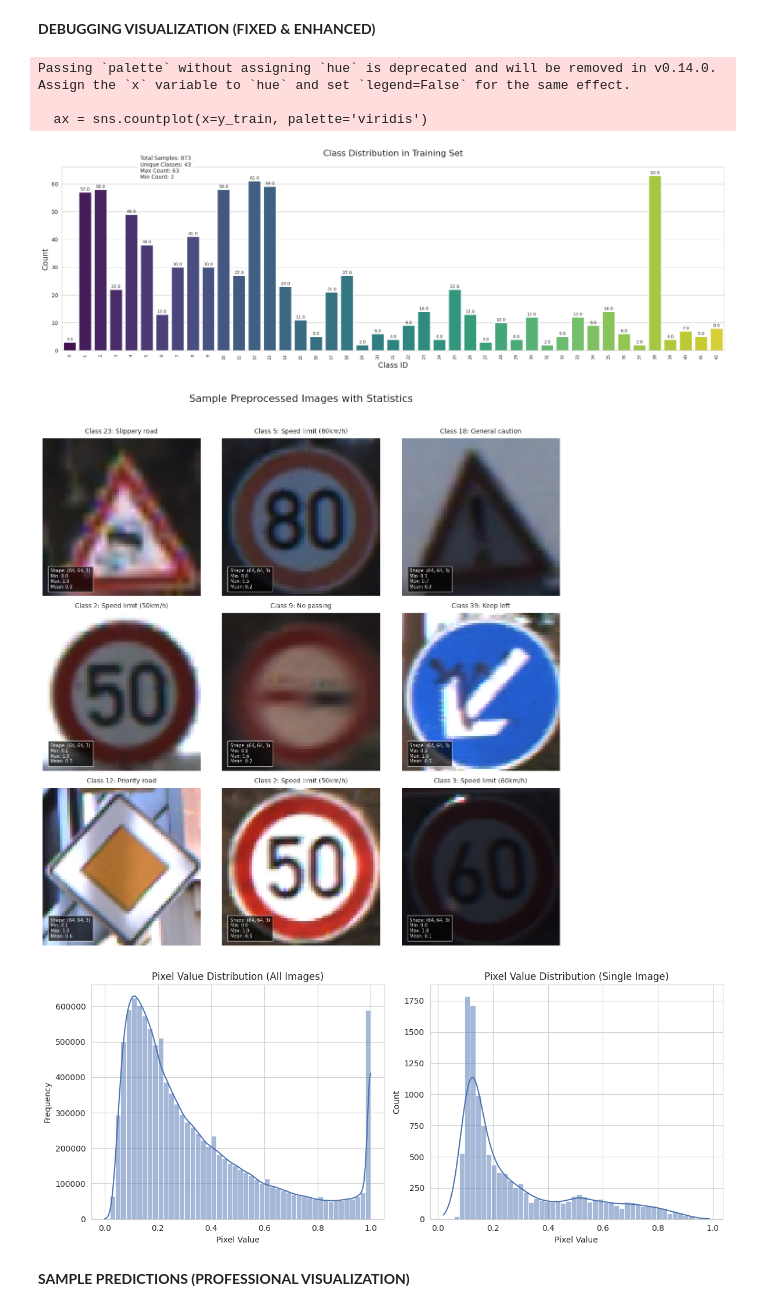
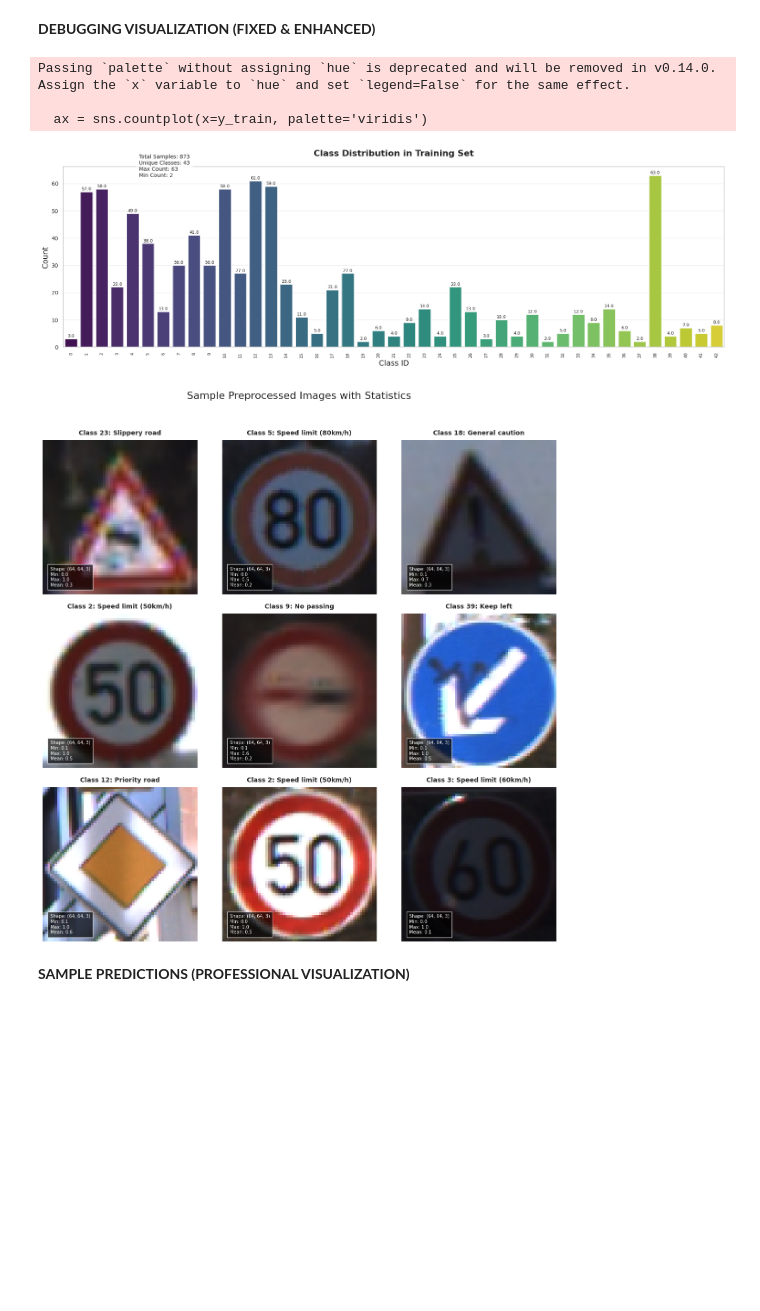
Before and after one commit to PrajwalGaniga/Application, a Jupyter notebook: MiniProject1_MLP_Image_Classification_Prajwal_4SN23CG009.ipynb, the cells around one changed output. Drawn from its saved outputs; the diff is of its cells as text; code cells hidden in the pictures; blank space fills up the shorter version.

```diff
--- a/MiniProject1_MLP_Image_Classification_Prajwal_4SN23CG009.ipynb
+++ b/MiniProject1_MLP_Image_Classification_Prajwal_4SN23CG009.ipynb
@@ -591,15 +927,16 @@ print(tf.__version__)
 from tensorflow.keras.models import Sequential
 from tensorflow.keras.layers import Conv2D, MaxPooling2D, Flatten, Dense, Dropout
 from tensorflow.keras.optimizers import Adam
-
 model = Sequential([
     Conv2D(32, (3,3), activation='relu', input_shape=(64, 64, 3)),
     MaxPooling2D(2,2),
     Conv2D(64, (3,3), activation='relu'),
     MaxPooling2D(2,2),
+    Conv2D(128, (3,3), activation='relu'),  # Added layer
+    MaxPooling2D(2,2),
     Flatten(),
-    Dense(128, activation='relu'),
-    Dropout(0.3),
+    Dense(256, activation='relu'),  # Increased units
+    Dropout(0.5),  # Increased dropout
     Dense(43, activation='softmax')
 ])
 
@@ -610,7 +947,7 @@ X_train shape: (873, 64, 64, 3)
 y_train shape: (873,)
 # %%
 # Step 2 - Compile the model
-model.compile(optimizer=Adam(learning_rate=0.001),
+model.compile(optimizer=Adam(learning_rate=0.0001),
               loss='sparse_categorical_crossentropy',
               metrics=['accuracy'])
 model.summary()
@@ -930,52 +1336,34 @@ for i in range(9):
         plt.imshow(X_train[i])
     else:
         plt.imshow(X_train[i].astype('uint8'))
 
     # Enhanced title with class info
     class_id = y_train[i]
     plt.title(f"Class {class_id}: {class_names[class_id]}",
              fontsize=10, pad=8)
 
     # Add image stats annotation
     stats = f"Shape: {X_train[i].shape}\n"
     stats += f"Min: {X_train[i].min():.1f}\n"
     stats += f"Max: {X_train[i].max():.1f}\n"
     stats += f"Mean: {X_train[i].mean():.1f}"
 
     plt.gca().text(0.05, 0.05, stats,
                   transform=plt.gca().transAxes,
                   fontsize=7, color='white',
                   bbox=dict(facecolor='black', alpha=0.7))
 
     plt.axis('off')
 
 plt.suptitle('Sample Preprocessed Images with Statistics',
             fontsize=16, y=1.02)
 plt.tight_layout()
 plt.show()
-
-# 3. Additional Debugging Visualization - Pixel Value Distribution
-plt.figure(figsize=(12, 5))
-plt.subplot(1, 2, 1)
-sns.histplot(X_train.flatten(), bins=50, kde=True)
-plt.title('Pixel Value Distribution (All Images)')
-plt.xlabel('Pixel Value')
-plt.ylabel('Frequency')
-
-plt.subplot(1, 2, 2)
-sample_pixels = X_train[0].flatten()
-sns.histplot(sample_pixels, bins=50, kde=True)
-plt.title('Pixel Value Distribution (Single Image)')
-plt.xlabel('Pixel Value')
-
-plt.tight_layout()
-plt.show()
 # %% [output]
 Passing `palette` without assigning `hue` is deprecated and will be removed in v0.14.0. Assign the `x` variable to `hue` and set `legend=False` for the same effect.
 
   ax = sns.countplot(x=y_train, palette='viridis')
-[figure, old version]
+[figure, new version]
-[figure, old version]
+[figure, new version]
-[figure, removed]
 # %% [markdown]
 **SAMPLE PREDICTIONS (PROFESSIONAL VISUALIZATION)**
```
Also changed, not shown: parts of 19 cells of this notebook.
